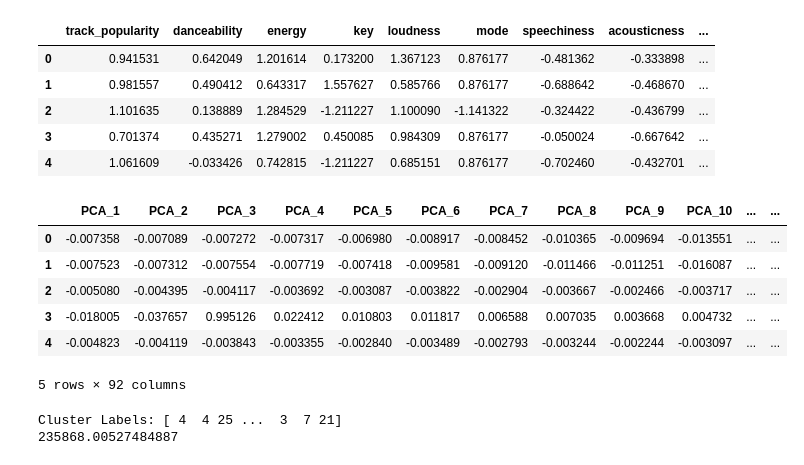
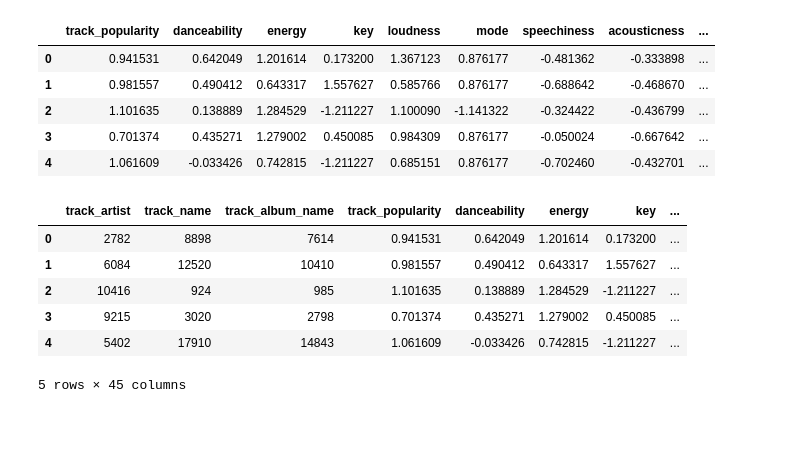
Before and after one commit to lamicebaayno/SongRecommendation-IntroToAI, a Jupyter notebook: song_recommender.ipynb, the cells around one changed output. Saved outputs shown, nothing was run; the diff lists cells and outputs as text; code cells hidden in the pictures; blank space fills up the shorter version.

Commit message:
Changed KMeans to KNN Added Train/Test split of data

```diff
--- a/song_recommender.ipynb
+++ b/song_recommender.ipynb
@@ -64,6 +64,7 @@ encoded_labels = dict()
 
 for column in label_encoded_columns:
     encoded_labels[column] = LabelEncoder().fit_transform(dataset[column])
+encoded_labels_df = pd.DataFrame(encoded_labels)
 # %%
 # Category Encoders, can create link between columns in dataset to reduce dimensionality of artists.
 # Not certain what column to link together.
@@ -128,29 +129,13 @@ scaled_numerical_df.head()
 | 3 | 0.701374 | 0.435271 | 1.279002 | 0.450085 | 0.984309 | 0.876177 | -0.050024 | -0.667642 | ... |
 | 4 | 1.061609 | -0.033426 | 0.742815 | -1.211227 | 0.685151 | 0.876177 | -0.702460 | -0.432701 | ... |
 # %%
-processed_features_df = pd.concat([artist_reduced_df, scaled_numerical_df, encoded_categorical_df], axis=1)
+processed_features_df = pd.concat([encoded_labels_df, scaled_numerical_df, encoded_categorical_df], axis=1)
 processed_features_df.head()
 # %% [output]
-|  | PCA_1 | PCA_2 | PCA_3 | PCA_4 | PCA_5 | PCA_6 | PCA_7 | PCA_8 | PCA_9 | PCA_10 | ... | ... |
-| 0 | -0.007358 | -0.007089 | -0.007272 | -0.007317 | -0.006980 | -0.008917 | -0.008452 | -0.010365 | -0.009694 | -0.013551 | ... | ... |
-| 1 | -0.007523 | -0.007312 | -0.007554 | -0.007719 | -0.007418 | -0.009581 | -0.009120 | -0.011466 | -0.011251 | -0.016087 | ... | ... |
-| 2 | -0.005080 | -0.004395 | -0.004117 | -0.003692 | -0.003087 | -0.003822 | -0.002904 | -0.003667 | -0.002466 | -0.003717 | ... | ... |
-| 3 | -0.018005 | -0.037657 | 0.995126 | 0.022412 | 0.010803 | 0.011817 | 0.006588 | 0.007035 | 0.003668 | 0.004732 | ... | ... |
-| 4 | -0.004823 | -0.004119 | -0.003843 | -0.003355 | -0.002840 | -0.003489 | -0.002793 | -0.003244 | -0.002244 | -0.003097 | ... | ... |
+|  | track_artist | track_name | track_album_name | track_popularity | danceability | energy | key | ... |
+| 0 | 2782 | 8898 | 7614 | 0.941531 | 0.642049 | 1.201614 | 0.173200 | ... |
+| 1 | 6084 | 12520 | 10410 | 0.981557 | 0.490412 | 0.643317 | 1.557627 | ... |
+| 2 | 10416 | 924 | 985 | 1.101635 | 0.138889 | 1.284529 | -1.211227 | ... |
+| 3 | 9215 | 3020 | 2798 | 0.701374 | 0.435271 | 1.279002 | 0.450085 | ... |
+| 4 | 5402 | 17910 | 14843 | 1.061609 | -0.033426 | 0.742815 | -1.211227 | ... |
-5 rows × 92 columns
+5 rows × 45 columns
-# %%
-# from sklearn.cluster import MiniBatchKMeans
-# from sklearn.pipeline import make_pipeline
-# from sklearn.decomposition import TruncatedSVD
-# from sklearn.metrics import silhouette_score
-from sklearn.cluster import KMeans
-
-kmeans = KMeans(n_clusters=30, n_init=10)
-
-kmeans.fit(processed_features_df)
-labels = kmeans.labels_
-print(f"Cluster Labels: {labels}")
-print(kmeans.inertia_)
-# %% [output]
-Cluster Labels: [ 4  4 25 ...  3  7 21]
-235868.00527484887
```
Also changed, not shown: parts of 2 cells of this notebook.
